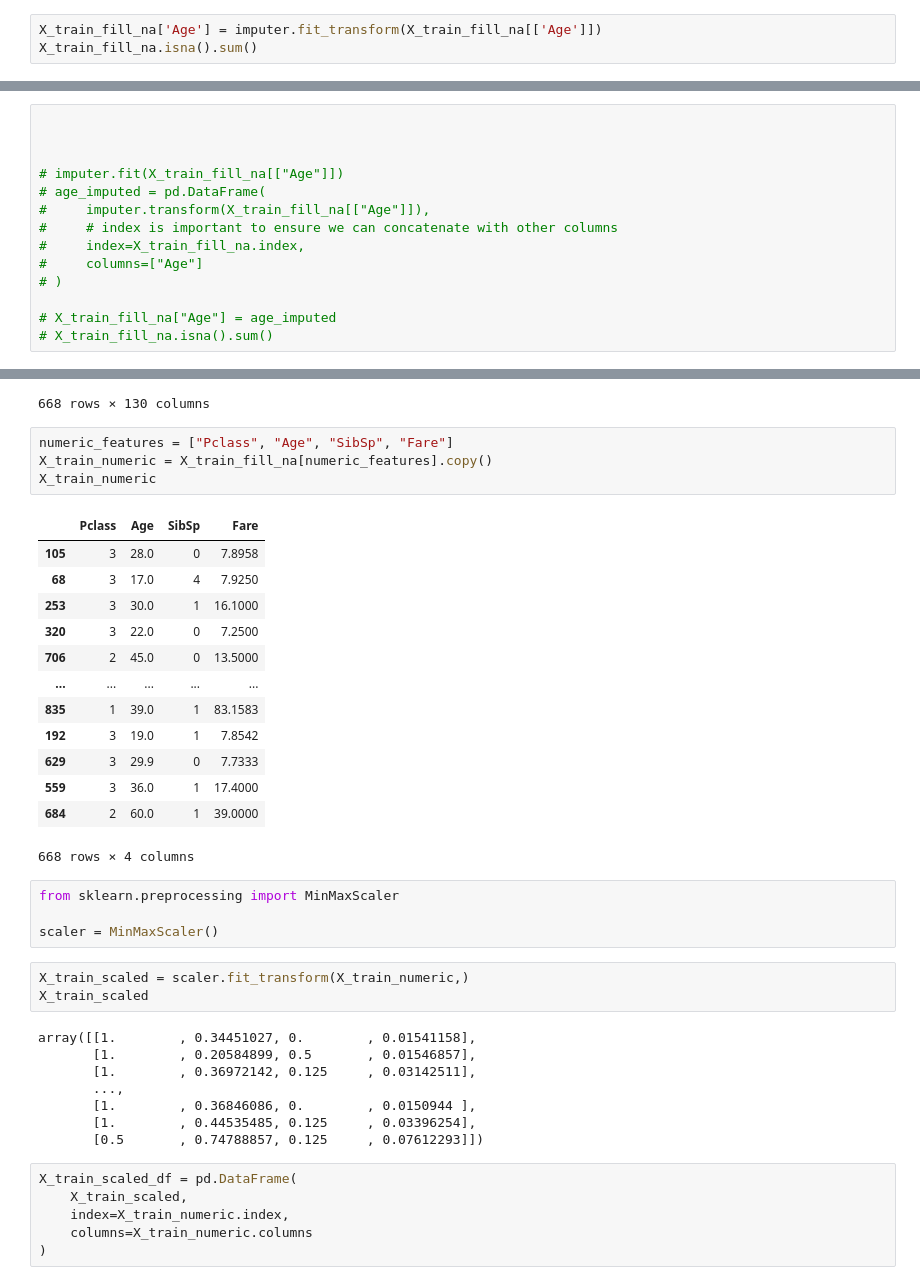
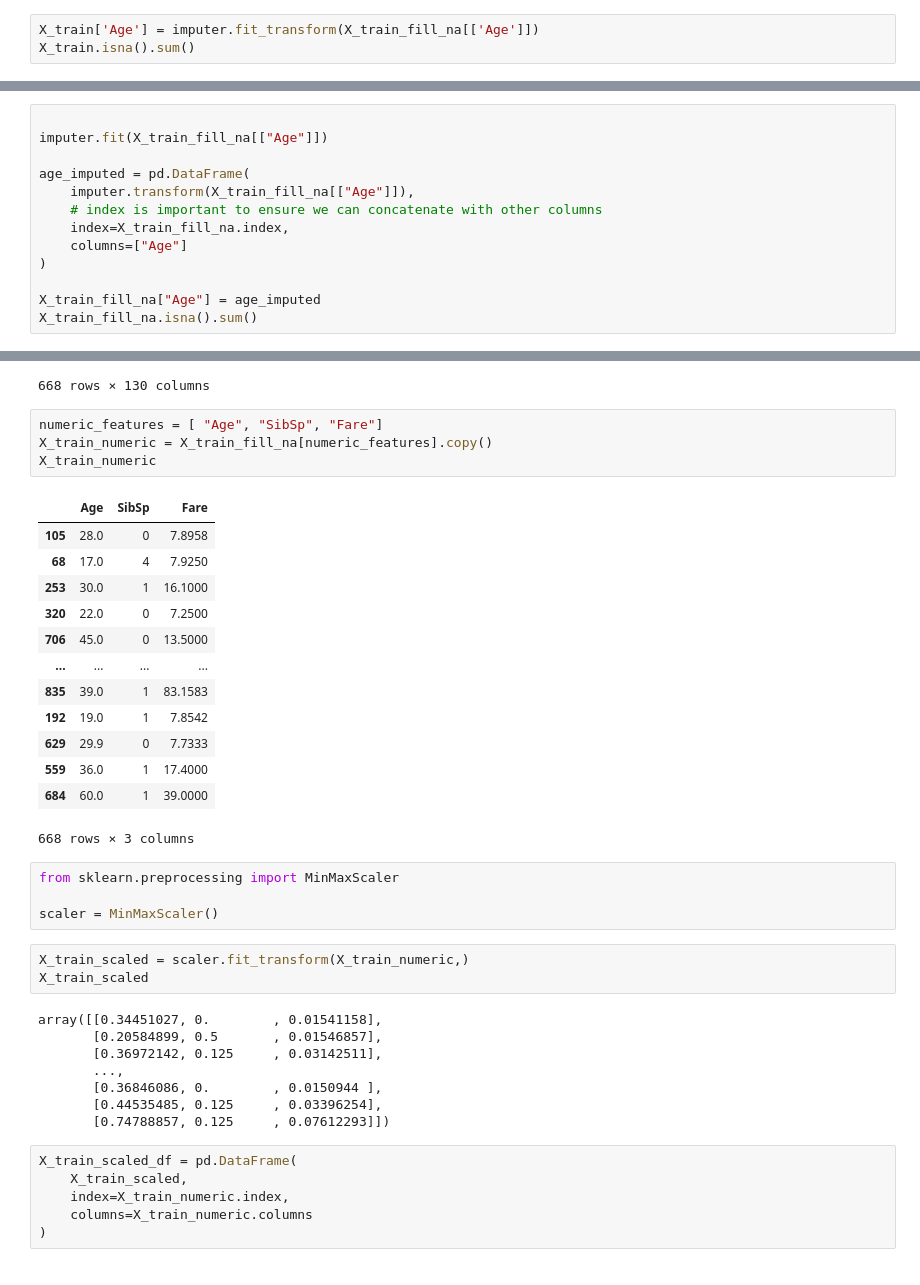
Before and after one commit to karusamuel/logistic_regression-, a Jupyter notebook: index.ipynb, the cells around one changed output, grey strips where cells are left out. Drawn from its saved outputs; the diff is of its cells as text.

```diff
--- a/index.ipynb
+++ b/index.ipynb
@@ -104,5 +226,5 @@ Fill in Age with mean using imputer
 imputer = SimpleImputer(strategy='mean')
 # %%
-X_train_fill_na['Age'] = imputer.fit_transform(X_train_fill_na[['Age']])
-X_train_fill_na.isna().sum()
+X_train['Age'] = imputer.fit_transform(X_train_fill_na[['Age']])
+X_train.isna().sum()
 # %% [output]
@@ -122,15 +245,14 @@ dtype: int64
 alternative method for recommend for multicolumn
 # %%
 
+imputer.fit(X_train_fill_na[["Age"]])
 
+age_imputed = pd.DataFrame(
+    imputer.transform(X_train_fill_na[["Age"]]),
+    # index is important to ensure we can concatenate with other columns
+    index=X_train_fill_na.index,
+    columns=["Age"]
+)
 
-# imputer.fit(X_train_fill_na[["Age"]])
-# age_imputed = pd.DataFrame(
-#     imputer.transform(X_train_fill_na[["Age"]]),
-#     # index is important to ensure we can concatenate with other columns
-#     index=X_train_fill_na.index,
-#     columns=["Age"]
-# )
-
-# X_train_fill_na["Age"] = age_imputed
-# X_train_fill_na.isna().sum()
+X_train_fill_na["Age"] = age_imputed
+X_train_fill_na.isna().sum()
@@ -300,23 +437,23 @@ X_train_ohe
 | 684 | 0.0 | 1.0 | 0.0 | 0.0 | 0.0 | 0.0 | 0.0 | 0.0 | 0.0 | 0.0 | ... | ... |
 668 rows × 130 columns
 # %%
-numeric_features = ["Pclass", "Age", "SibSp", "Fare"]
+numeric_features = [ "Age", "SibSp", "Fare"]
 X_train_numeric = X_train_fill_na[numeric_features].copy()
 X_train_numeric
 # %% [output]
-|  | Pclass | Age | SibSp | Fare |
-| 105 | 3 | 28.0 | 0 | 7.8958 |
-| 68 | 3 | 17.0 | 4 | 7.9250 |
-| 253 | 3 | 30.0 | 1 | 16.1000 |
-| 320 | 3 | 22.0 | 0 | 7.2500 |
-| 706 | 2 | 45.0 | 0 | 13.5000 |
-| ... | ... | ... | ... | ... |
-| 835 | 1 | 39.0 | 1 | 83.1583 |
-| 192 | 3 | 19.0 | 1 | 7.8542 |
-| 629 | 3 | 29.9 | 0 | 7.7333 |
-| 559 | 3 | 36.0 | 1 | 17.4000 |
-| 684 | 2 | 60.0 | 1 | 39.0000 |
+|  | Age | SibSp | Fare |
+| 105 | 28.0 | 0 | 7.8958 |
+| 68 | 17.0 | 4 | 7.9250 |
+| 253 | 30.0 | 1 | 16.1000 |
+| 320 | 22.0 | 0 | 7.2500 |
+| 706 | 45.0 | 0 | 13.5000 |
+| ... | ... | ... | ... |
+| 835 | 39.0 | 1 | 83.1583 |
+| 192 | 19.0 | 1 | 7.8542 |
+| 629 | 29.9 | 0 | 7.7333 |
+| 559 | 36.0 | 1 | 17.4000 |
+| 684 | 60.0 | 1 | 39.0000 |
-668 rows × 4 columns
+668 rows × 3 columns
 # %%
 from sklearn.preprocessing import MinMaxScaler
 
@@ -325,13 +462,13 @@ scaler = MinMaxScaler()
 X_train_scaled = scaler.fit_transform(X_train_numeric,)
 X_train_scaled
 # %% [output]
-array([[1.        , 0.34451027, 0.        , 0.01541158],
-       [1.        , 0.20584899, 0.5       , 0.01546857],
-       [1.        , 0.36972142, 0.125     , 0.03142511],
+array([[0.34451027, 0.        , 0.01541158],
+       [0.20584899, 0.5       , 0.01546857],
+       [0.36972142, 0.125     , 0.03142511],
        ...,
-       [1.        , 0.36846086, 0.        , 0.0150944 ],
-       [1.        , 0.44535485, 0.125     , 0.03396254],
-       [0.5       , 0.74788857, 0.125     , 0.07612293]])
+       [0.36846086, 0.        , 0.0150944 ],
+       [0.44535485, 0.125     , 0.03396254],
+       [0.74788857, 0.125     , 0.07612293]])
 # %%
 X_train_scaled_df = pd.DataFrame(
     X_train_scaled,
```
Also changed, not shown: parts of 34 cells of this notebook, 5 other files.
